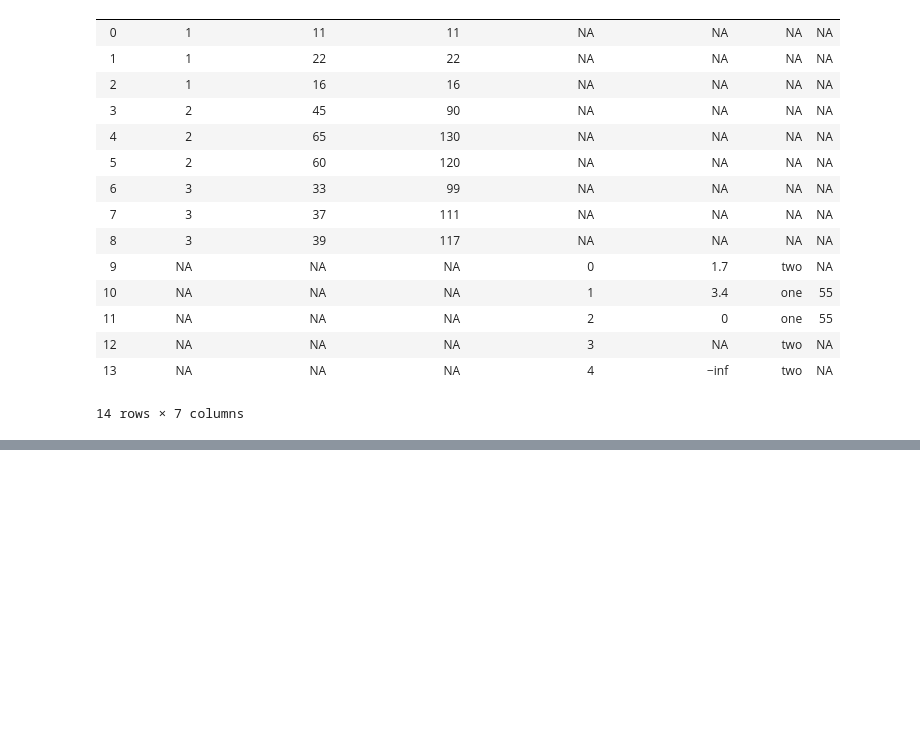
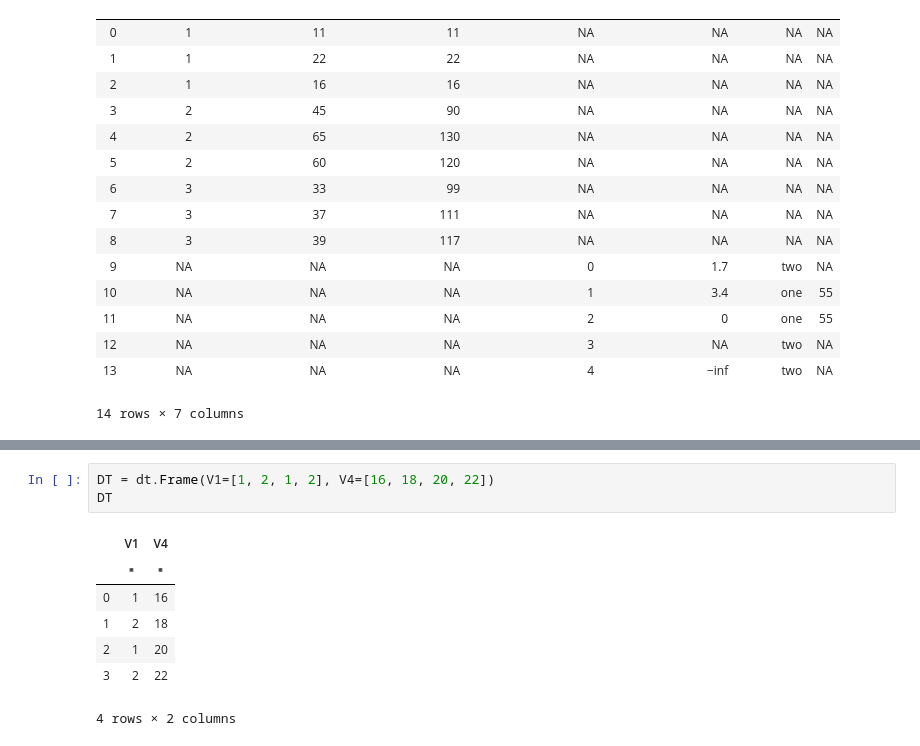
Before and after one commit to h2oai/datatable, a Jupyter notebook: docs/tutorial.ipynb, the cells around one changed output, grey strips where cells are left out. Drawn from its saved outputs; the diff is of its cells as text; blank space fills up the shorter version.

```diff
--- a/docs/tutorial.ipynb
+++ b/docs/tutorial.ipynb
@@ -644,0 +642,11 @@ DT1
+# %%
+DT = dt.Frame(V1=[1, 2, 1, 2], V4=[16, 18, 20, 22])
+DT
+# %% [output]
+|  | V1 | V4 |
+|  | ▪ | ▪ |
+| 0 | 1 | 16 |
+| 1 | 2 | 18 |
+| 2 | 1 | 20 |
+| 3 | 2 | 22 |
+4 rows × 2 columns
```
Also changed, not shown: parts of 9 cells of this notebook, 1 other file.
